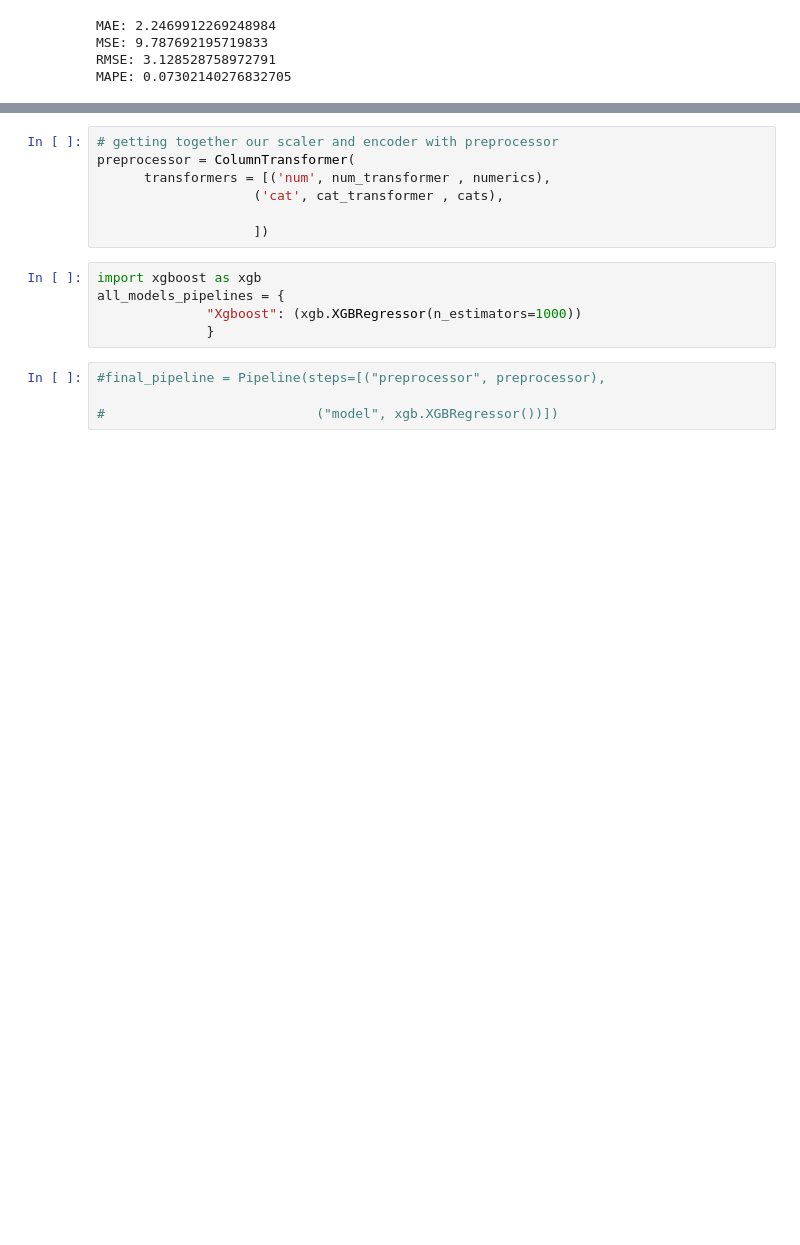
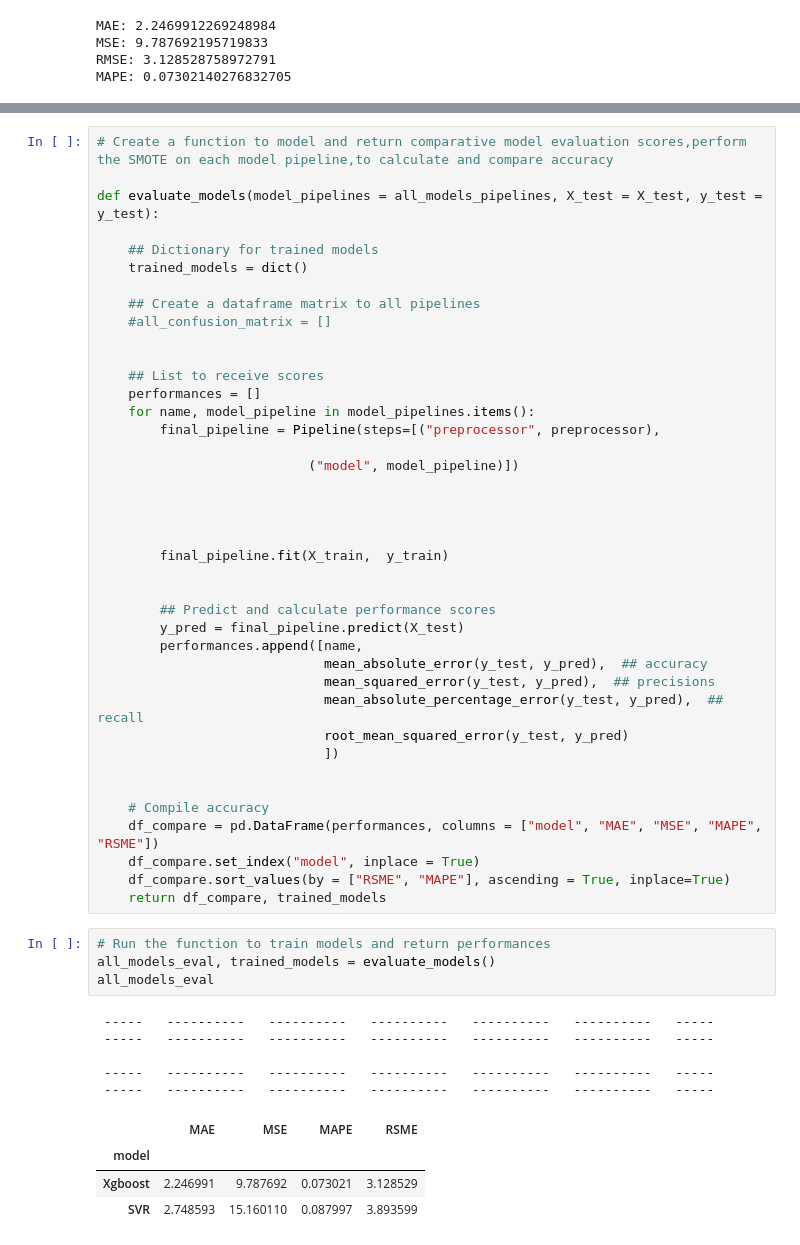
Before and after one commit to kwasichrappah/Time_series_analysis, a Jupyter notebook: sales_forecast.ipynb, the cells around one changed output, grey strips where cells are left out. Drawn from its saved outputs; the diff is of its cells as text; blank space fills up the shorter version.

```diff
--- a/sales_forecast.ipynb
+++ b/sales_forecast.ipynb
@@ -1794,16 +1750,54 @@ cat_transformer = Pipeline(steps = [
-# %%
-# getting together our scaler and encoder with preprocessor
-preprocessor = ColumnTransformer(
-      transformers = [('num', num_transformer , numerics),
-                    ('cat', cat_transformer , cats),
-
-                    ])
-# %%
-import xgboost as xgb
-all_models_pipelines = {
-              "Xgboost": (xgb.XGBRegressor(n_estimators=1000))
-              }
-# %%
-#final_pipeline = Pipeline(steps=[("preprocessor", preprocessor),
-
-#                           ("model", xgb.XGBRegressor())])
+# %%
+# Create a function to model and return comparative model evaluation scores,perform the SMOTE on each model pipeline,to calculate and compare accuracy
+
+def evaluate_models(model_pipelines = all_models_pipelines, X_test = X_test, y_test = y_test):
+
+    ## Dictionary for trained models
+    trained_models = dict()
+
+    ## Create a dataframe matrix to all pipelines
+    #all_confusion_matrix = []
+
+
+    ## List to receive scores
+    performances = []
+    for name, model_pipeline in model_pipelines.items():
+        final_pipeline = Pipeline(steps=[("preprocessor", preprocessor),
+
+                           ("model", model_pipeline)])
+
+
+
+
+        final_pipeline.fit(X_train,  y_train)
+
+
+        ## Predict and calculate performance scores
+        y_pred = final_pipeline.predict(X_test)
+        performances.append([name,
+                             mean_absolute_error(y_test, y_pred),  ## accuracy
+                             mean_squared_error(y_test, y_pred),  ## precisions
+                             mean_absolute_percentage_error(y_test, y_pred),  ## recall
+                             root_mean_squared_error(y_test, y_pred)
+                             ])
+
+
+    # Compile accuracy
+    df_compare = pd.DataFrame(performances, columns = ["model", "MAE", "MSE", "MAPE", "RSME"])
+    df_compare.set_index("model", inplace = True)
+    df_compare.sort_values(by = ["RSME", "MAPE"], ascending = True, inplace=True)
+    return df_compare, trained_models
+# %%
+# Run the function to train models and return performances
+all_models_eval, trained_models = evaluate_models()
+all_models_eval
+# %% [output]
+ -----   ----------   ----------   ----------   ----------   ----------   -----
+ -----   ----------   ----------   ----------   ----------   ----------   -----
+
+ -----   ----------   ----------   ----------   ----------   ----------   -----
+ -----   ----------   ----------   ----------   ----------   ----------   -----
+|  | MAE | MSE | MAPE | RSME |
+| model |  |  |  |  |
+| Xgboost | 2.246991 | 9.787692 | 0.073021 | 3.128529 |
+| SVR | 2.748593 | 15.160110 | 0.087997 | 3.893599 |
```
Also changed, not shown: parts of 26 cells of this notebook.
